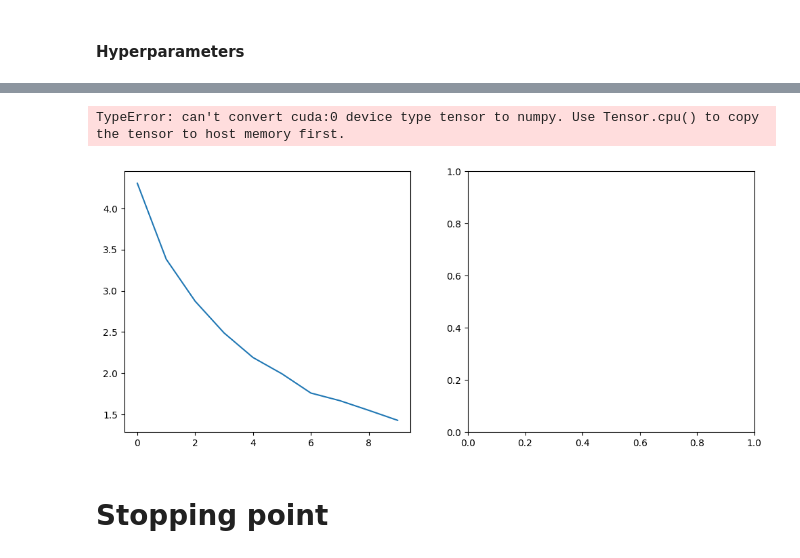
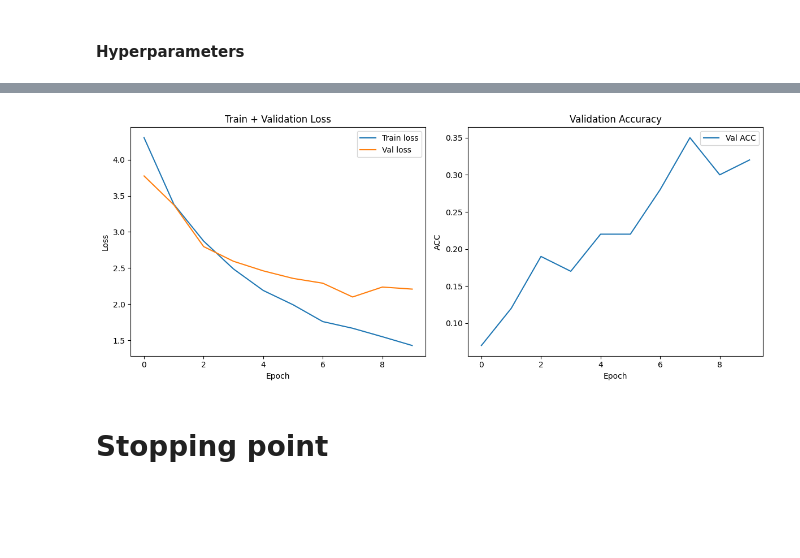
Before and after one commit to TheSpartanBuilder/CSE_144_Final_Project, a Jupyter notebook: Final_Project/final_project_V3.ipynb, the cells around one changed output, grey strips where cells are left out. Saved outputs shown, nothing was run; the diff lists cells and outputs as text; code cells hidden in the pictures; blank space fills up the shorter version.

```diff
--- a/Final_Project/final_project_V3.ipynb
+++ b/Final_Project/final_project_V3.ipynb
@@ -469,24 +490,24 @@ Epoch 8/10, Training Loss: 1.4753, Training ACC: 0.5467, Validation Loss: 2.0998
 # %%
 fig, axes = plt.subplots(ncols=2, figsize=(12, 5))
 
 axes[0].plot(np.arange(EPOCHS), losses_train, label="Train loss")
-axes[0].plot(np.arange(EPOCHS), losses_val, label="Val loss")
+cpu_losses_val = [tensor.cpu() for tensor in losses_val]
+axes[0].plot(np.arange(EPOCHS), cpu_losses_val, label="Val loss")
 axes[0].set_title("Train + Validation Loss")
 axes[0].set_xlabel("Epoch")
 axes[0].set_ylabel("Loss")
 axes[0].legend()
 
 axes[1].plot(np.arange(EPOCHS), accs_val, label="Val ACC")
 axes[1].set_title("Validation Accuracy")
 axes[1].set_xlabel("Epoch")
 axes[1].set_ylabel("ACC")
 axes[1].legend()
 
 plt.tight_layout()
 plt.show()
 # %% [output]
-TypeError: can't convert cuda:0 device type tensor to numpy. Use Tensor.cpu() to copy the tensor to host memory first.
-[figure, old version]
+[figure, new version]
 # %% [markdown]
 # Stopping point
 # %% [markdown]
```
Also changed, not shown: parts of 9 cells of this notebook, 1 other file.
